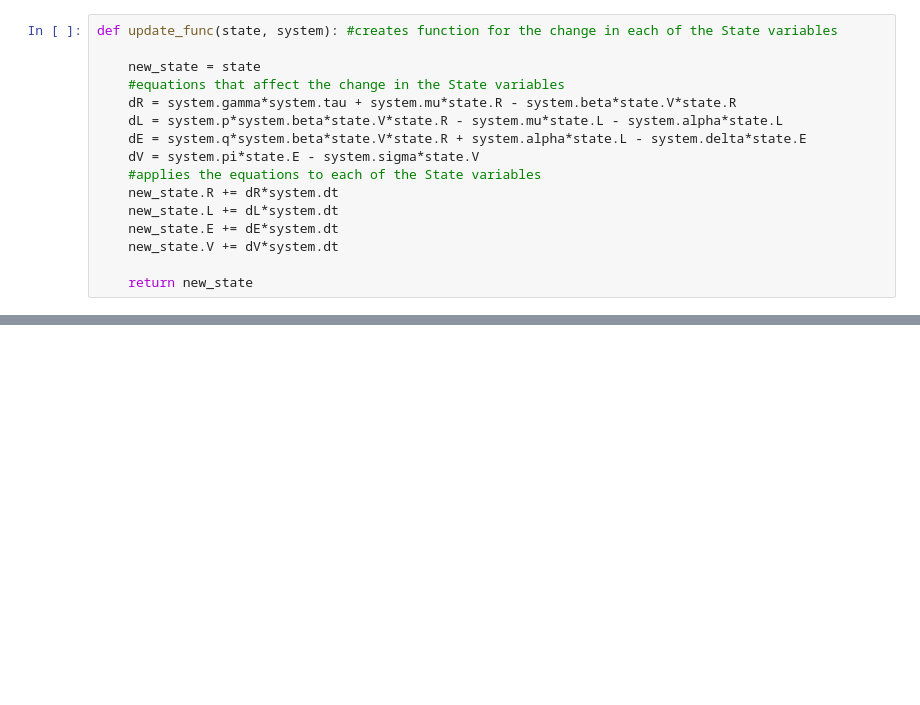
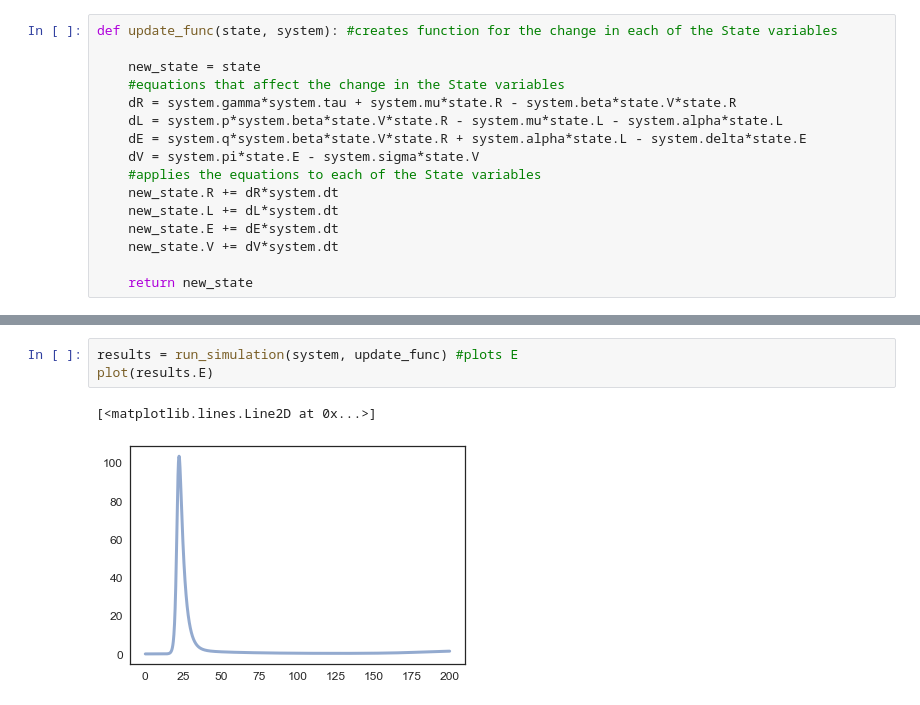
Before and after one commit to jasminekamdar/ModSimPy, a Jupyter notebook: code/hiv_model.ipynb, the cells around one changed output, grey strips where cells are left out. Drawn from its saved outputs; the diff is of its cells as text; blank space fills up the shorter version.

```diff
--- a/code/hiv_model.ipynb
+++ b/code/hiv_model.ipynb
@@ -93,0 +98,6 @@ plot(results.V)
+# %%
+results = run_simulation(system, update_func) #plots E
+plot(results.E)
+# %% [output]
+[<matplotlib.lines.Line2D at 0x...>]
+[figure, added]
```
Also changed, not shown: parts of 5 cells of this notebook.
